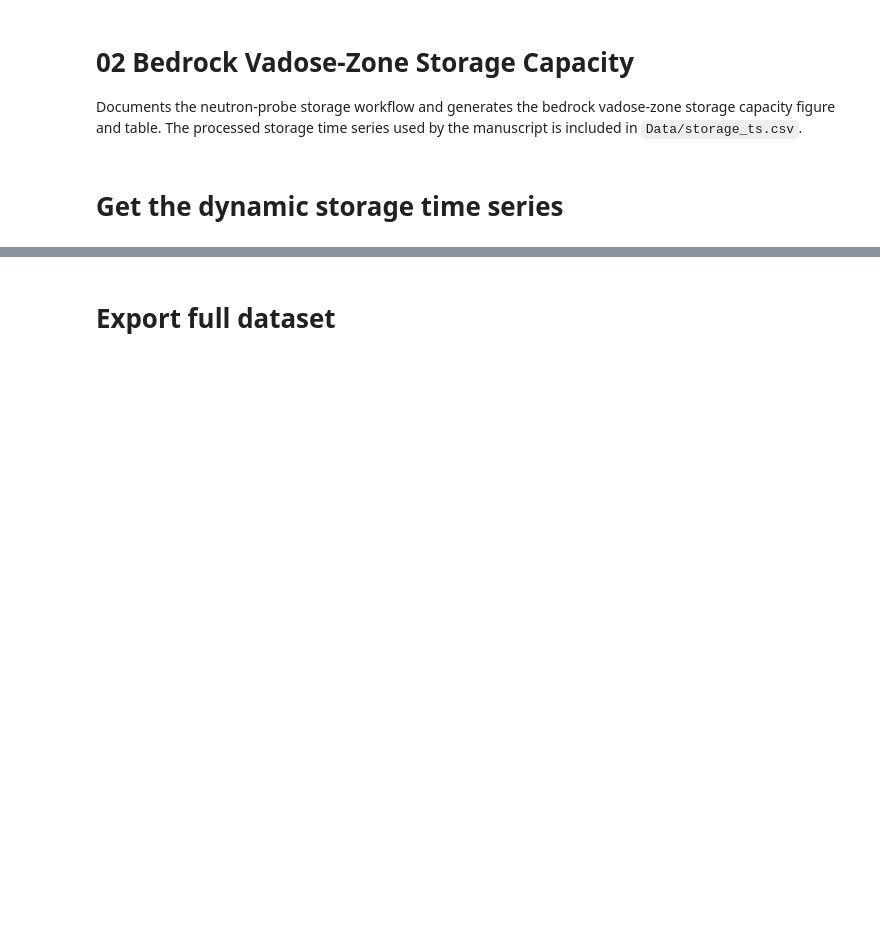
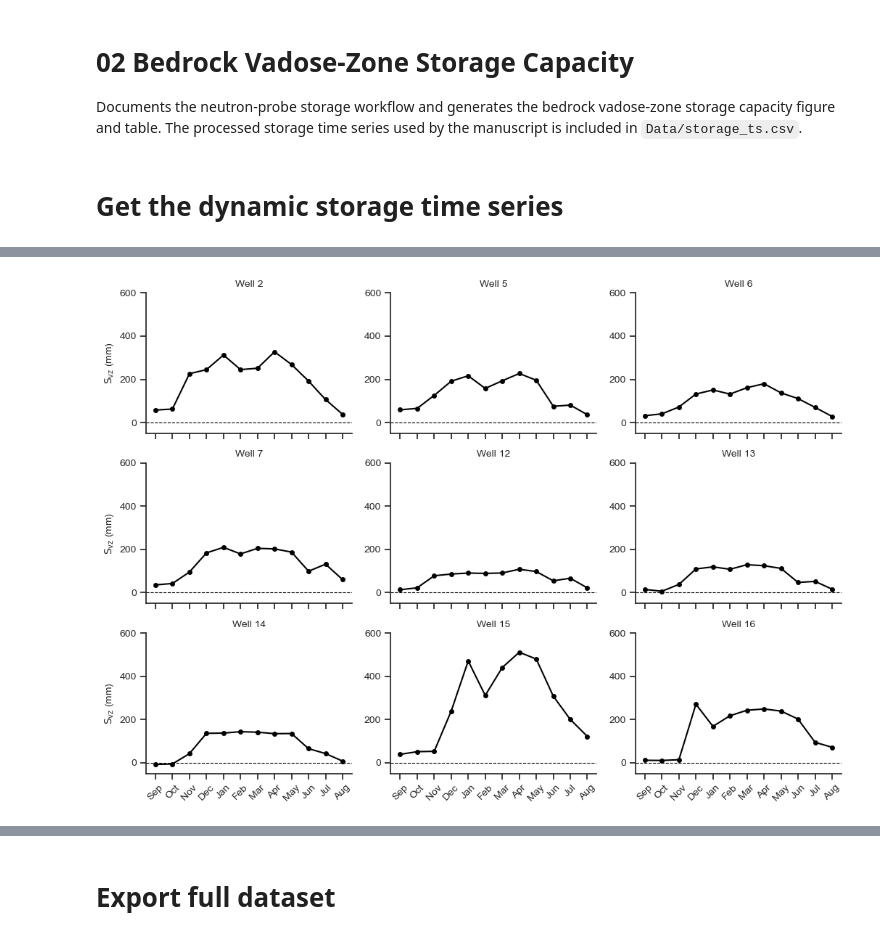
Before and after one commit to daviddralle/rivendell_groundwater, a Jupyter notebook: 02_bedrock_vadose_storage_capacity.ipynb, the cells around one changed output, grey strips where cells are left out. Drawn from its saved outputs; the diff is of its cells as text; code cells hidden in the pictures; blank space fills up the shorter version.

```diff
--- a/02_bedrock_vadose_storage_capacity.ipynb
+++ b/02_bedrock_vadose_storage_capacity.ipynb
@@ -280,6 +272,4 @@ storage_ts.to_csv("./Data/storage_ts.csv", index=False)
 # %%
-import math
-
 df_stats = storage_ts.dropna(subset=['Total Storage Change (mm)']).copy()
 
 # Using September as month 1 based on your recharge_year logic
@@ -301,32 +291,35 @@ axes = axes.flatten()
 # Map the numeric sequence back to month names for the x-axis
 month_labels = {1:'Sep', 2:'Oct', 3:'Nov', 4:'Dec', 5:'Jan', 6:'Feb', 7:'Mar', 8:'Apr', 9:'May', 10:'Jun', 11:'Jul', 12:'Aug'}
 
 for i, hole in enumerate(sorted_holes):
     ax = axes[i]
     hole_data = monthly_stats[monthly_stats['Hole ID'] == hole].sort_values('Recharge_Month')
 
     ax.plot(hole_data['Recharge_Month'], hole_data['Total Storage Change (mm)'],
             color='black', lw=1.5, marker='o', markersize=4, label=f'Well {hole}')
 
     ax.axhline(0, color='black', linewidth=0.8, linestyle='--')
 
     ax.set_xticks(list(month_labels.keys()))
     if i >= len(sorted_holes) - ncols:
         ax.set_xticklabels(list(month_labels.values()), rotation=45)
 
     if i % ncols == 0:
         ax.set_ylabel(r'$\mathrm{S_{vz}}$ (mm)')
     ax.set_title('Well %s'%hole)
 
     sns.despine(ax=ax)
     ax.set_ylim(-50,600)
 
 for j in range(i + 1, len(axes)):
     axes[j].axis('off')
 
 plt.tight_layout()
 
-png_filename_monthly = 'rivendell_monthly_dynamics_grid.png'
+os.makedirs('./Plots', exist_ok=True)
+png_filename_monthly = os.path.join('./Plots', 'rivendell_monthly_dynamics_grid.png')
 plt.savefig(png_filename_monthly, dpi=300, bbox_inches='tight')
 plt.show()
+# %% [output]
+[figure, added]
 # %%
```
Also changed, not shown: parts of 4 cells of this notebook, 9 other files.
